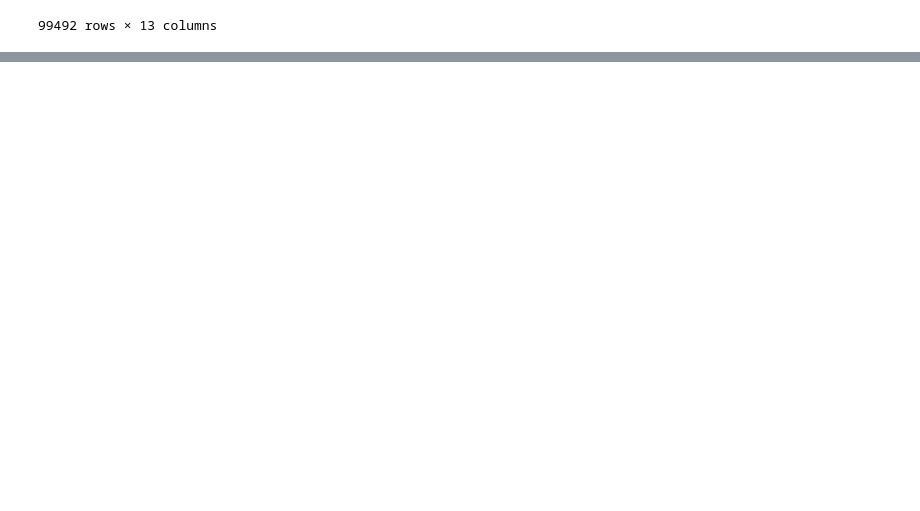
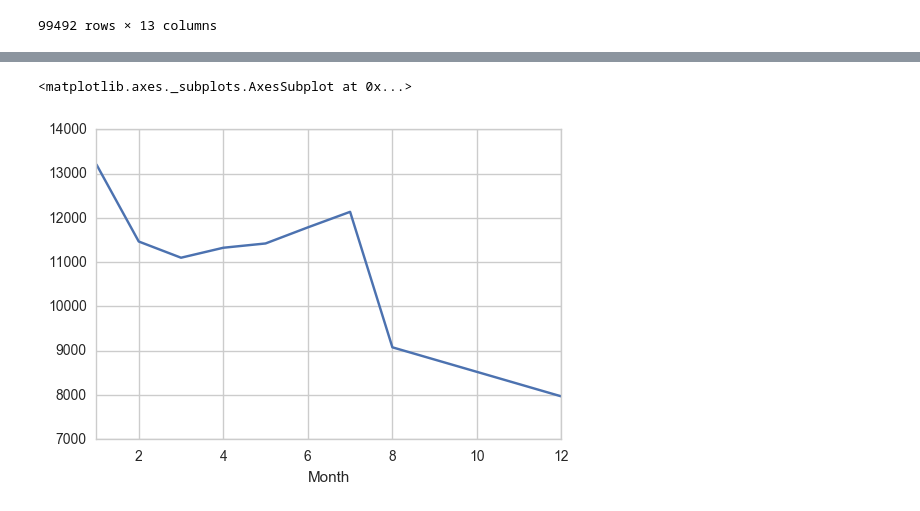
Before and after one commit to amchy/911_Calls_Data_Analysis, a Jupyter notebook: 911_Calls_Project.ipynb, the cells around one changed output, grey strips where cells are left out. Cells and saved outputs as stored; diff of their text form; code cells hidden in the pictures; blank space fills up the shorter version.

```diff
--- a/911_Calls_Project.ipynb
+++ b/911_Calls_Project.ipynb
@@ -114,0 +152,3 @@ df['DayOfWeek'] = df['DayOfWeek'].map(dmap)
+# %%
+byMonth = df.groupby('Month').count()
+byMonth.head()
@@ -114,0 +163,5 @@ df['DayOfWeek'] = df['DayOfWeek'].map(dmap)
+# %%
+byMonth['desc'].plot()
+# %% [output]
+<matplotlib.axes._subplots.AxesSubplot at 0x...>
+[figure, added]
```
Also changed, not shown: parts of 6 cells of this notebook.
